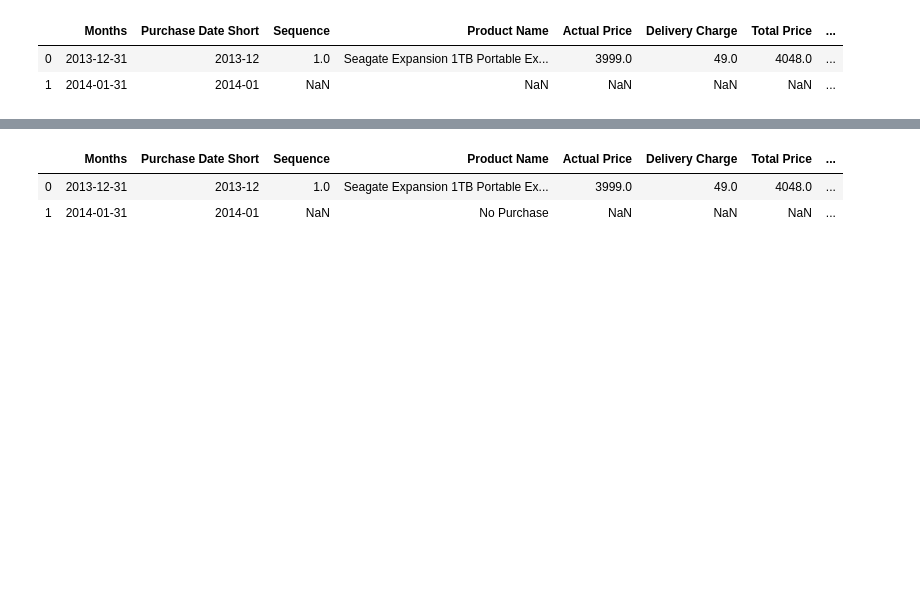
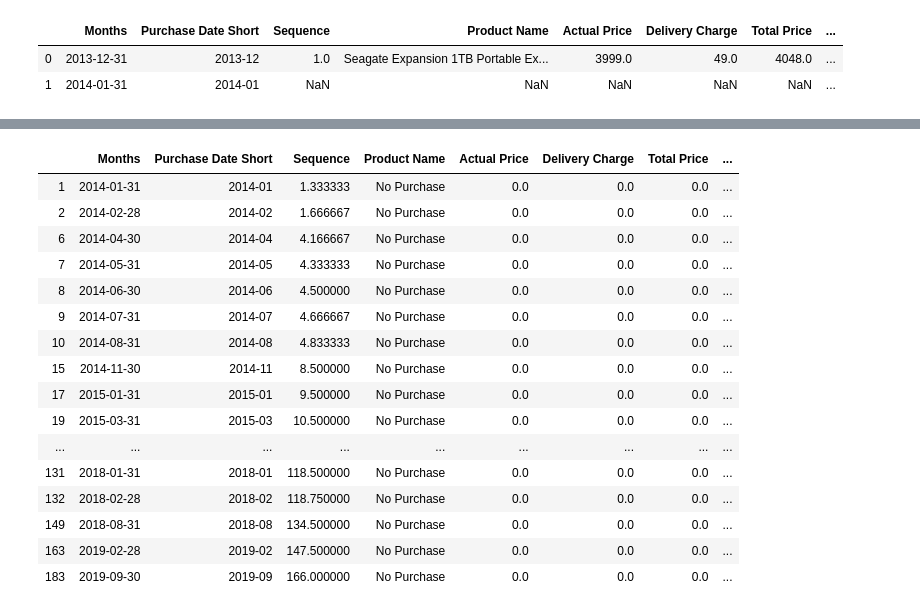
Before and after one commit to Santanukolkata/Data_Science, a Jupyter notebook: Pandas/Panda_analysis_on_purchase.ipynb, the cells around one changed output, grey strips where cells are left out. Drawn from its saved outputs; the diff is of its cells as text; code cells hidden in the pictures; blank space fills up the shorter version.

```diff
--- a/Pandas/Panda_analysis_on_purchase.ipynb
+++ b/Pandas/Panda_analysis_on_purchase.ipynb
@@ -257,0 +297,8 @@ df_merged.head(2)
+# %%
+df_merged['Product Name'].fillna('No Purchase',inplace=True)
+df_merged['Purchase Date'].fillna(df_merged['Months'],inplace=True)
+df_merged['Actual Price'].fillna(0,inplace=True)
+df_merged['Delivery Charge'].fillna(0,inplace=True)
+df_merged['Total Price'].fillna(0,inplace=True)
+df_merged['Total Price'].fillna(0,inplace=True)
+df_merged['Year'] = pd.DatetimeIndex(df_merged['Purchase Date']).year
@@ -257,0 +316,5 @@ df_merged.head(2)
+# %%
+df_merged.sort_values(by=['Months','Sequence'],inplace=True,axis=0)
+df_merged.reset_index(drop=True,inplace=True)
+df_merged['Sequence'].interpolate(method ='linear', limit_direction ='forward',inplace=True)
+df_merged
@@ -258,7 +335,20 @@ df_merged.head(2)
 # %%
-df_merged['Product Name'].fillna('No Purchase',inplace=True)
-df_merged.head(2)
+df_merged[df_merged['Product Name']=='No Purchase']
 # %% [output]
 |  | Months | Purchase Date Short | Sequence | Product Name | Actual Price | Delivery Charge | Total Price | ... |
-| 0 | 2013-12-31 | 2013-12 | 1.0 | Seagate Expansion 1TB Portable Ex... | 3999.0 | 49.0 | 4048.0 | ... |
-| 1 | 2014-01-31 | 2014-01 | NaN | No Purchase | NaN | NaN | NaN | ... |
+| 1 | 2014-01-31 | 2014-01 | 1.333333 | No Purchase | 0.0 | 0.0 | 0.0 | ... |
+| 2 | 2014-02-28 | 2014-02 | 1.666667 | No Purchase | 0.0 | 0.0 | 0.0 | ... |
+| 6 | 2014-04-30 | 2014-04 | 4.166667 | No Purchase | 0.0 | 0.0 | 0.0 | ... |
+| 7 | 2014-05-31 | 2014-05 | 4.333333 | No Purchase | 0.0 | 0.0 | 0.0 | ... |
+| 8 | 2014-06-30 | 2014-06 | 4.500000 | No Purchase | 0.0 | 0.0 | 0.0 | ... |
+| 9 | 2014-07-31 | 2014-07 | 4.666667 | No Purchase | 0.0 | 0.0 | 0.0 | ... |
+| 10 | 2014-08-31 | 2014-08 | 4.833333 | No Purchase | 0.0 | 0.0 | 0.0 | ... |
+| 15 | 2014-11-30 | 2014-11 | 8.500000 | No Purchase | 0.0 | 0.0 | 0.0 | ... |
+| 17 | 2015-01-31 | 2015-01 | 9.500000 | No Purchase | 0.0 | 0.0 | 0.0 | ... |
+| 19 | 2015-03-31 | 2015-03 | 10.500000 | No Purchase | 0.0 | 0.0 | 0.0 | ... |
+| ... | ... | ... | ... | ... | ... | ... | ... | ... |
+| 131 | 2018-01-31 | 2018-01 | 118.500000 | No Purchase | 0.0 | 0.0 | 0.0 | ... |
+| 132 | 2018-02-28 | 2018-02 | 118.750000 | No Purchase | 0.0 | 0.0 | 0.0 | ... |
+| 149 | 2018-08-31 | 2018-08 | 134.500000 | No Purchase | 0.0 | 0.0 | 0.0 | ... |
+| 163 | 2019-02-28 | 2019-02 | 147.500000 | No Purchase | 0.0 | 0.0 | 0.0 | ... |
+| 183 | 2019-09-30 | 2019-09 | 166.000000 | No Purchase | 0.0 | 0.0 | 0.0 | ... |
```
Also changed, not shown: parts of 8 cells of this notebook.
